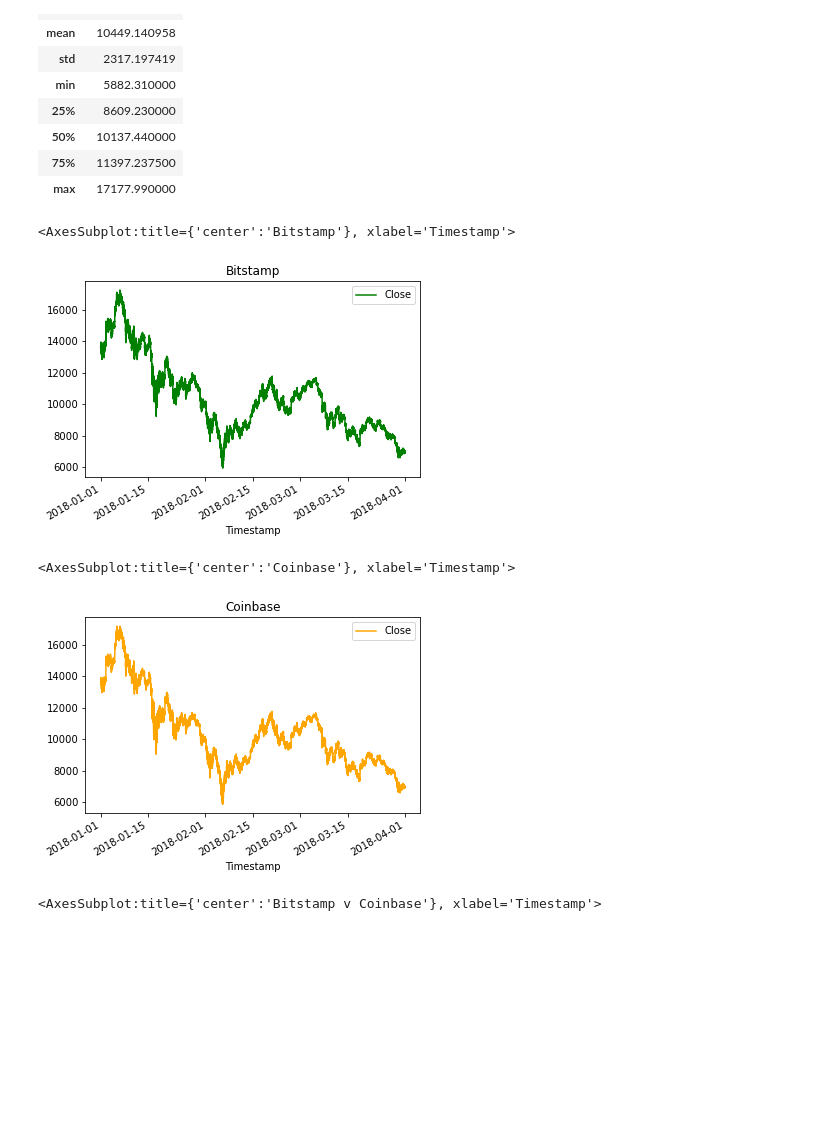
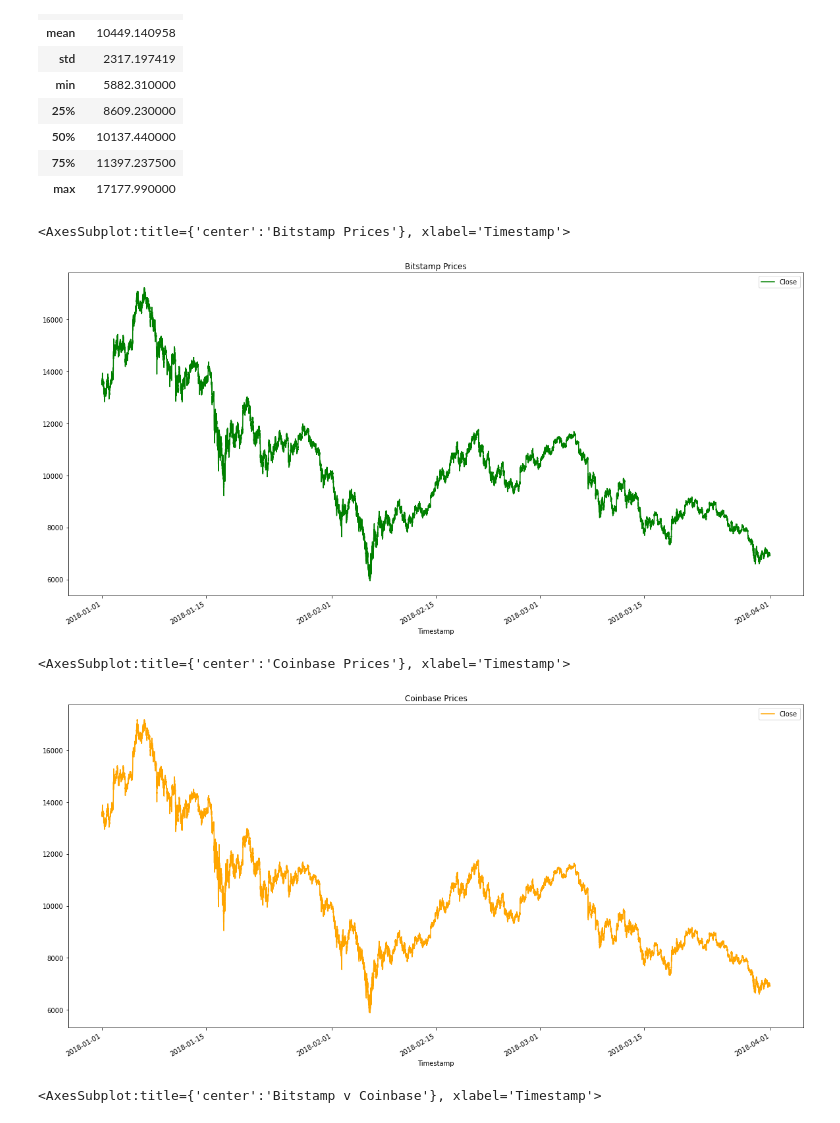
Before and after one commit to JuliaGuanzon/Crypto_Arbitrage, a Jupyter notebook: crypto_arbitrage.ipynb, the cells around one changed output. Drawn from its saved outputs; the diff is of its cells as text; code cells hidden in the pictures; blank space fills up the shorter version.

```diff
--- a/crypto_arbitrage.ipynb
+++ b/crypto_arbitrage.ipynb
@@ -481,17 +502,17 @@ coinbase_sliced.describe()
 # %%
 # Create a line plot for the bitstamp DataFrame for the full length of time in the dataset
 # Be sure that the figure size, title, and color are tailored to each visualization
-bitstamp_sliced.plot(title ="Bitstamp", color="green")
+bitstamp_sliced.plot(figsize=(20,10), title ="Bitstamp Prices", color="green")
 # %% [output]
-<AxesSubplot:title={'center':'Bitstamp'}, xlabel='Timestamp'>
+<AxesSubplot:title={'center':'Bitstamp Prices'}, xlabel='Timestamp'>
-[figure, old version]
+[figure, new version]
 # %%
 # Create a line plot for the coinbase DataFrame for the full length of time in the dataset
 # Be sure that the figure size, title, and color are tailored to each visualization
-coinbase_sliced.plot(title ="Coinbase", color="orange")
+coinbase_sliced.plot(figsize=(20,10), title ="Coinbase Prices", color="orange")
 # %% [output]
-<AxesSubplot:title={'center':'Coinbase'}, xlabel='Timestamp'>
+<AxesSubplot:title={'center':'Coinbase Prices'}, xlabel='Timestamp'>
-[figure, old version]
+[figure, new version]
 # %%
 # Overlay the visualizations for the bitstamp and coinbase DataFrames in one plot
 # The plot should visualize the prices over the full lenth of the dataset
```
Also changed, not shown: parts of 19 cells of this notebook.
